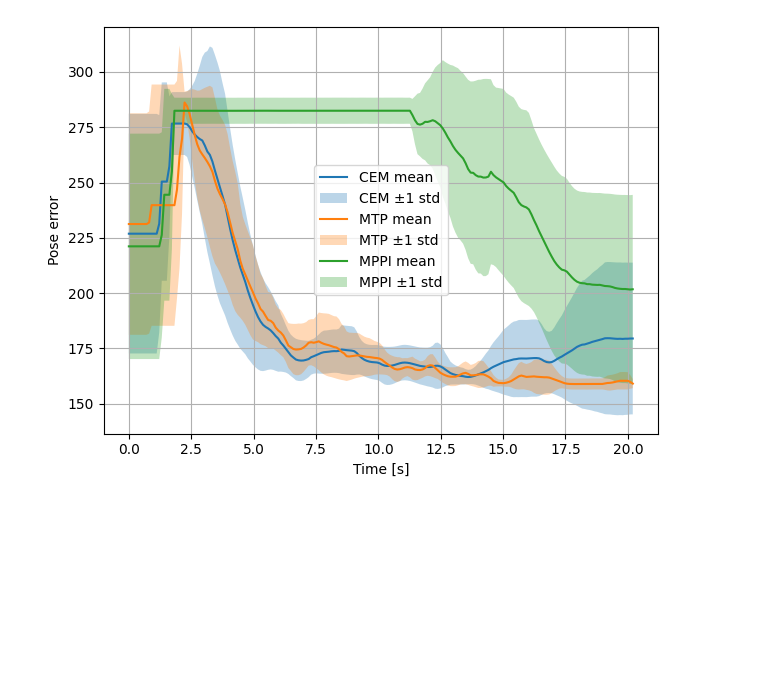
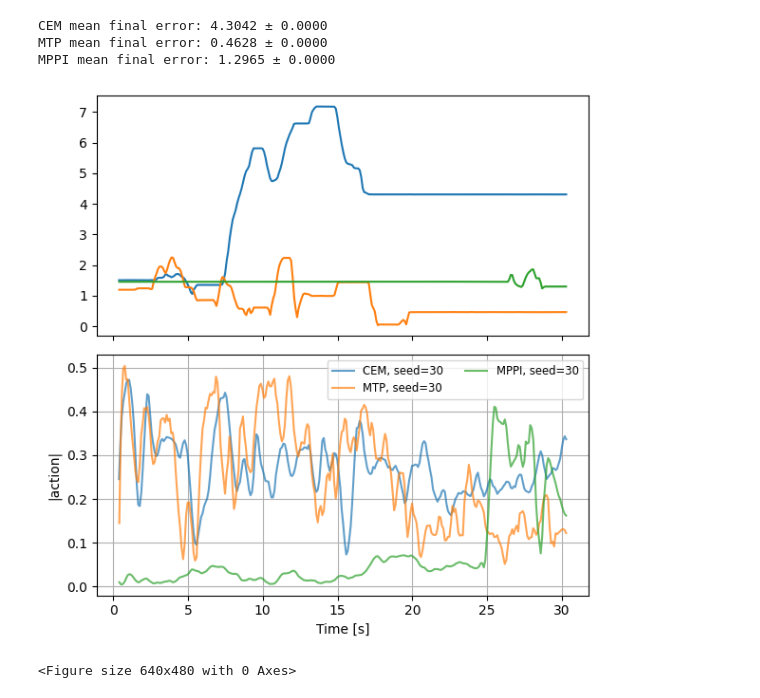
Before and after one commit to magnusdierking/mtp-thesis, a Jupyter notebook: experiments/fr3/plot_real_data.ipynb, the cells around one changed output. Saved outputs shown, nothing was run; the diff lists cells and outputs as text; code cells hidden in the pictures; blank space fills up the shorter version.

Commit message:
Data colection, tweaking and first trial with free T and new simulation parameters.

```diff
--- a/experiments/fr3/plot_real_data.ipynb
+++ b/experiments/fr3/plot_real_data.ipynb
@@ -64,63 +65,98 @@ from hydrax.utils.files import get_data_path
 import matplotlib.pyplot as plt
 import numpy as np
 
+# algorithms = ["CEM", "MTP", "MPPI"]
 algorithms = ["CEM", "MTP", "MPPI"]
+
 seeds = [10, 11, 12, 13, 14]
+seeds = [30]
+
 
 path = get_data_path() / "sim-real"
 df = load_logs_to_dataframe(str(path), algorithms, seeds)
 
-plt.figure()
+fig, (ax_err, ax_act) = plt.subplots(
+    nrows=2, sharex=True, figsize=(6, 6)
+)
 
 for algo in algorithms:
     algo_name = algo.__name__ if hasattr(algo, "__name__") else str(algo)
     df_algo = df[df["algorithm"] == algo_name]
 
-    # Collect per-seed time and pose_error arrays
+    # --- pose error processing (unchanged) ---
     time_arrays = []
     pose_arrays = []
     for seed in seeds:
         df_seed = df_algo[df_algo["seed"] == seed].sort_values("time")
         if df_seed.empty:
             continue
         time_arrays.append(df_seed["time"].to_numpy())
-        pose_arrays.append(df_seed["pose_error"].to_numpy())
+        pose_arrays.append(df_seed["goal_error"].to_numpy())
 
     if not time_arrays:
+        print(f"No data for algorithm {algo_name}, skipping.")
         continue
 
-    # Build common time grid: union of all time stamps, or a regular grid if you prefer
     t_min = min(t[0] for t in time_arrays)
     t_max = max(t[-1] for t in time_arrays)
-    # choose resolution; here: max number of samples across seeds
     max_len = max(len(t) for t in time_arrays)
     t_common = np.linspace(t_min, t_max, max_len)
 
-    # Interpolate each seed onto common grid
+
     interp_pose = []
     for t, y in zip(time_arrays, pose_arrays):
         interp_y = np.interp(t_common, t, y)
         interp_pose.append(interp_y)
+    interp_pose = np.stack(interp_pose, axis=0)
 
-    interp_pose = np.stack(interp_pose, axis=0)  # shape: (n_seeds, T)
-
-    mean = interp_pose.mean(axis=0)
-    std = interp_pose.std(axis=0)
-
-    plt.plot(t_common, mean, label=f"{algo_name} mean")
-    plt.fill_between(
+    mean_pose = interp_pose.mean(axis=0)
+    std_pose = interp_pose.std(axis=0)
+    print(f"{algo_name} mean final error: {mean_pose[-1]:.4f} ± {std_pose[-1]:.4f}")
+    ax_err.plot(t_common, mean_pose, label=f"{algo_name} mean")
+    ax_err.fill_between(
         t_common,
-        mean - std,
-        mean + std,
+        mean_pose - std_pose,
+        mean_pose + std_pose,
         alpha=0.3,
         label=f"{algo_name} ±1 std",
     )
 
-plt.xlabel("Time [s]")
-plt.ylabel("Pose error")
-plt.legend()
-plt.grid(True)
+    # --- absolute action processing (new) ---
+    time_arrays_act = []
+    act_arrays = []
+    for seed in seeds:
+        df_seed = df_algo[df_algo["seed"] == seed].sort_values("time")
+        if df_seed.empty:
+            continue
+
+        t = df_seed["time"].to_numpy()
+
+        # actions stored as list per row -> convert to array and norm
+        actions_list = df_seed["action"].to_list()         # list of lists
+        actions_arr = np.array(actions_list, dtype=float)  # (T, U)
+        action_mag = np.linalg.norm(actions_arr, axis=-1)  # (T,)
+
+        action_mag_smooth = savgol_filter(action_mag, window_length=10, polyorder=3)
+
+        ax_act.plot(
+            t,
+            action_mag_smooth,
+            alpha=0.7,
+            label=f"{algo_name}, seed={seed}"
+        )
+
+ax_act.set_xlabel("Time [s]")
+ax_act.set_ylabel("|action|")
+ax_act.grid(True)
+ax_act.legend(fontsize="small", ncol=2)
 plt.tight_layout()
 plt.show()
+
+plt.tight_layout()
+plt.show()
 # %% [output]
+CEM mean final error: 4.3042 ± 0.0000
+MTP mean final error: 0.4628 ± 0.0000
+MPPI mean final error: 1.2965 ± 0.0000
-[figure, old version]
+[figure, new version]
+<Figure size 640x480 with 0 Axes>
```
Also changed, not shown: parts of 1 cell of this notebook, 12 other files.
